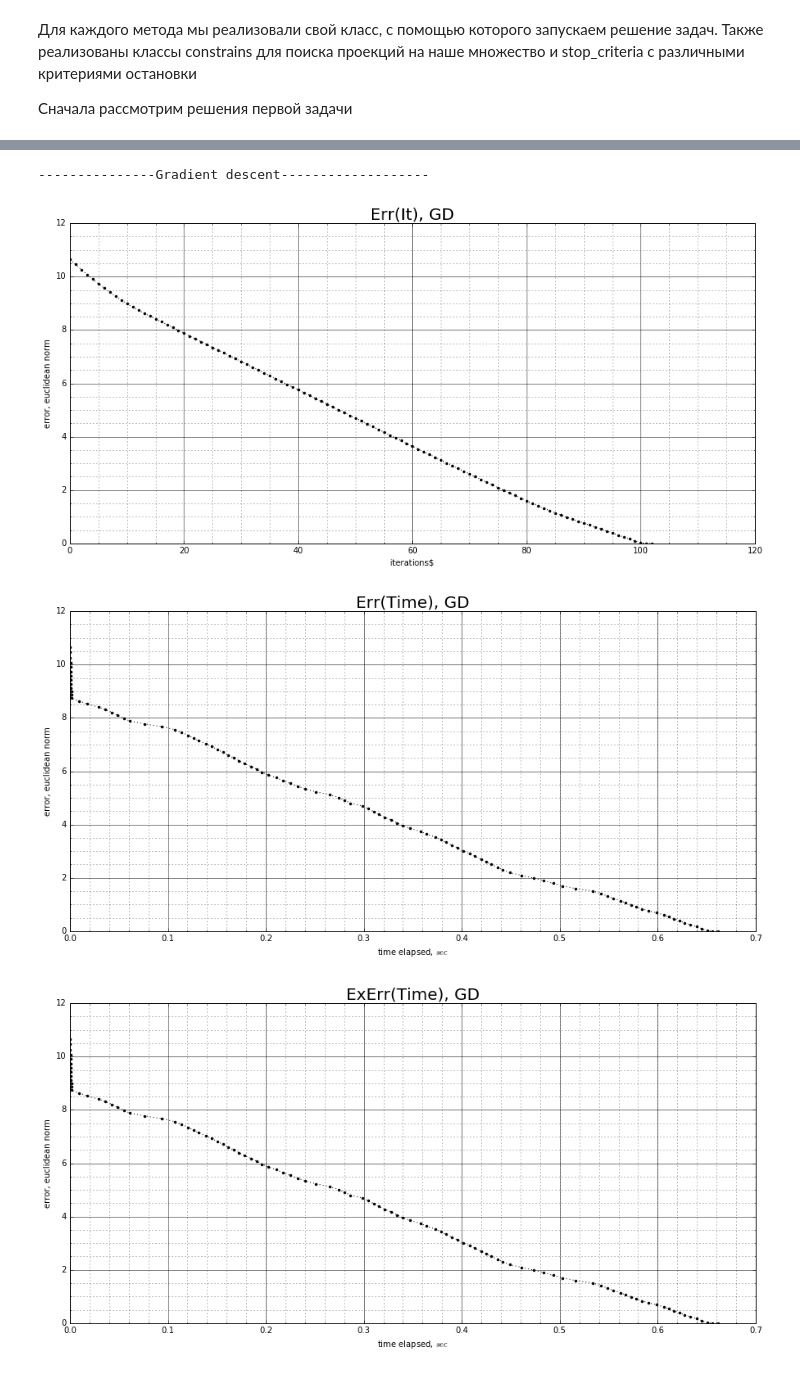
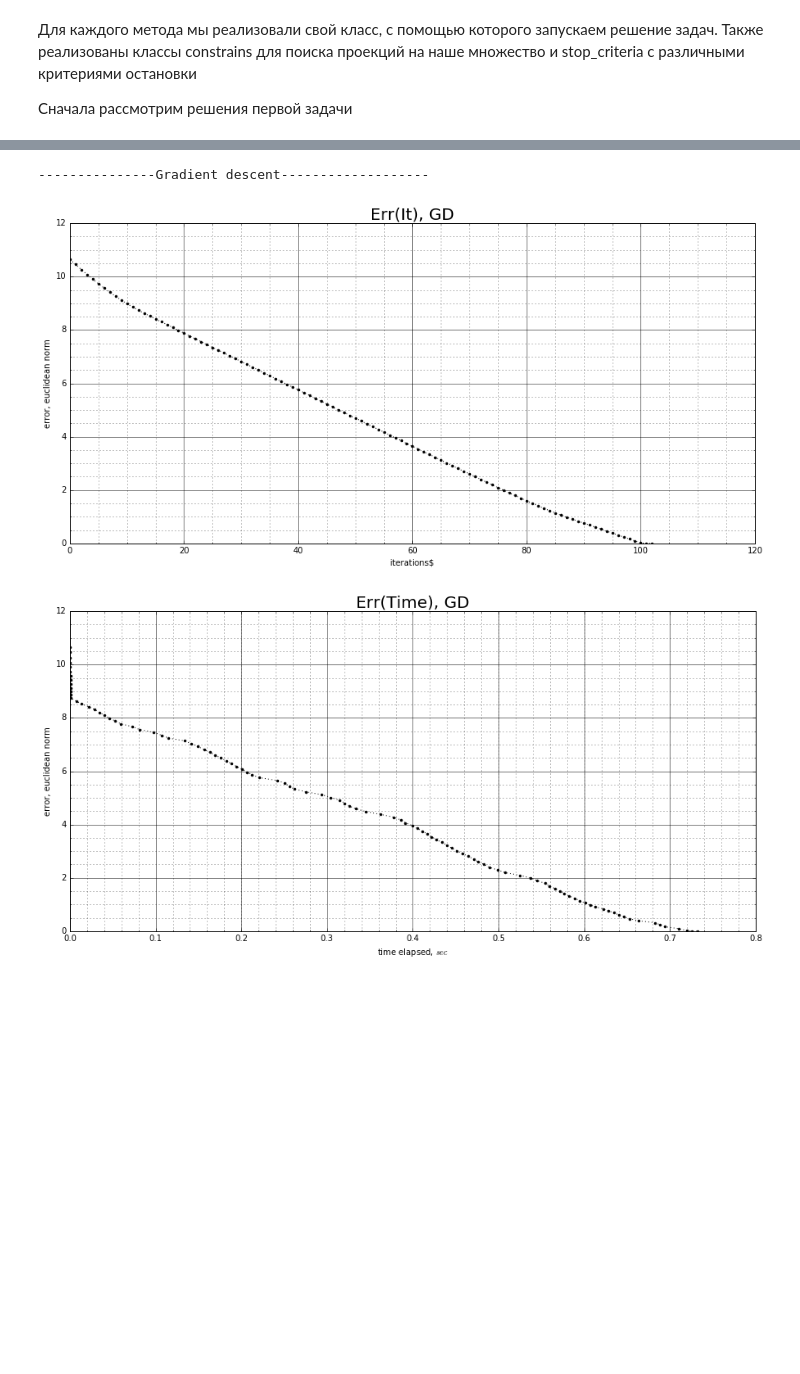
Before and after one commit to KaEuAn/ConvexOptimisationProject, a Jupyter notebook: presentation.ipynb, the cells around one changed output, grey strips where cells are left out. Drawn from its saved outputs; the diff is of its cells as text; code cells hidden in the pictures; blank space fills up the shorter version.

```diff
--- a/presentation.ipynb
+++ b/presentation.ipynb
@@ -62,32 +64,23 @@ constraints = task_1.constraints(F, g)
 # %%
 print("---------------Gradient descent-------------------")
 
 # gradient descent solver initialisation
 criteria = gd.stop_criterias.ydiff_stop_crit(0.0001)
 gradient_descent_task = gd.solver(oracle, constraints)
 gradient_descent_task.set_init_position(np.array([0.,0.,0.]))
 stp_size = gd.step_sizes.ConstantStepSize(alpha = 0.3)
 gradient_descent_task.set_step_size(stp_size)
 
 # launch
 result = gradient_descent_task.make(criteria)
 
 # result showing
 result.ShowIterations("Err(It), GD")
 result.ShowTime("Err(Time), GD")
-exact_solution = np.array([6.941866360728454, -7.303665236134947, -3.441492677150564])
-result.InitializeExactSolution(exact_solution)
-result.ShowTime("ExErr(Time), GD")
-
-# internal point solver initialisation
-internal_point_task = ip.solver(constraints, oracle_2)
-internal_point_task.set_init_log_barrier_coeff(t=1)
-internal_point_task.set_init_position(np.array([0.,0.,0.]))
 # %% [output]
 ---------------Gradient descent-------------------
 [figure]
-[figure, old version]
+[figure, new version]
-[figure, removed]
 # %%
 print("-------------------Heavy ball-------------------------")
 # heavy ball descent solver initialisation
```
Also changed, not shown: parts of 19 cells of this notebook.
